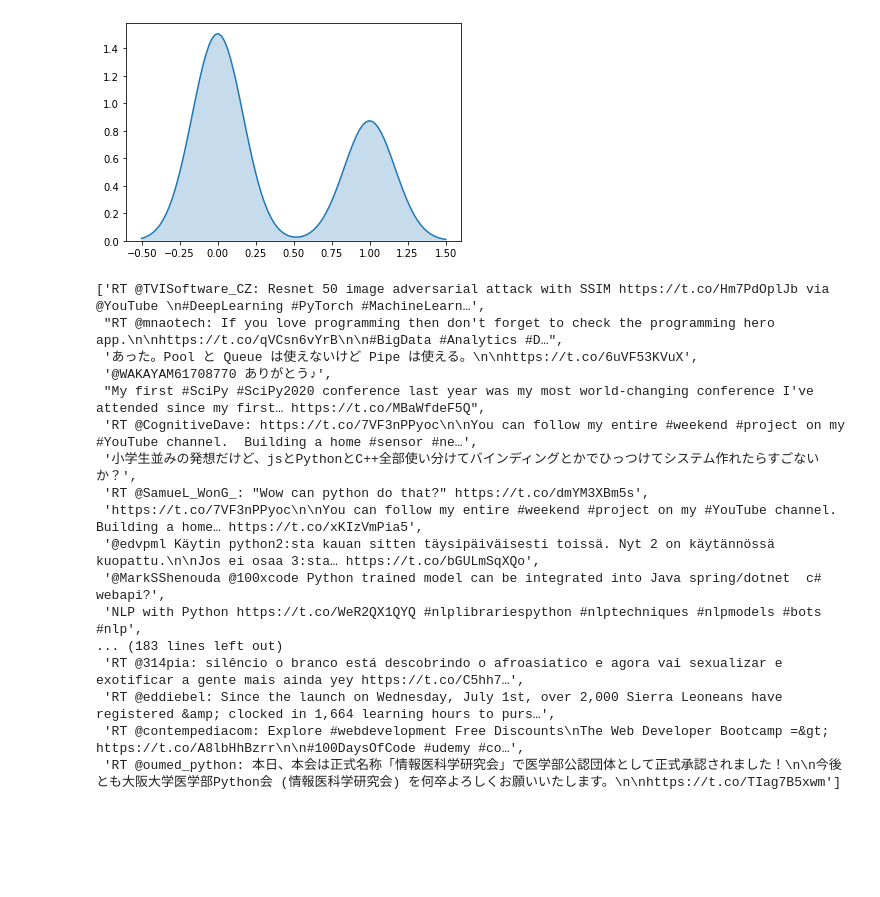
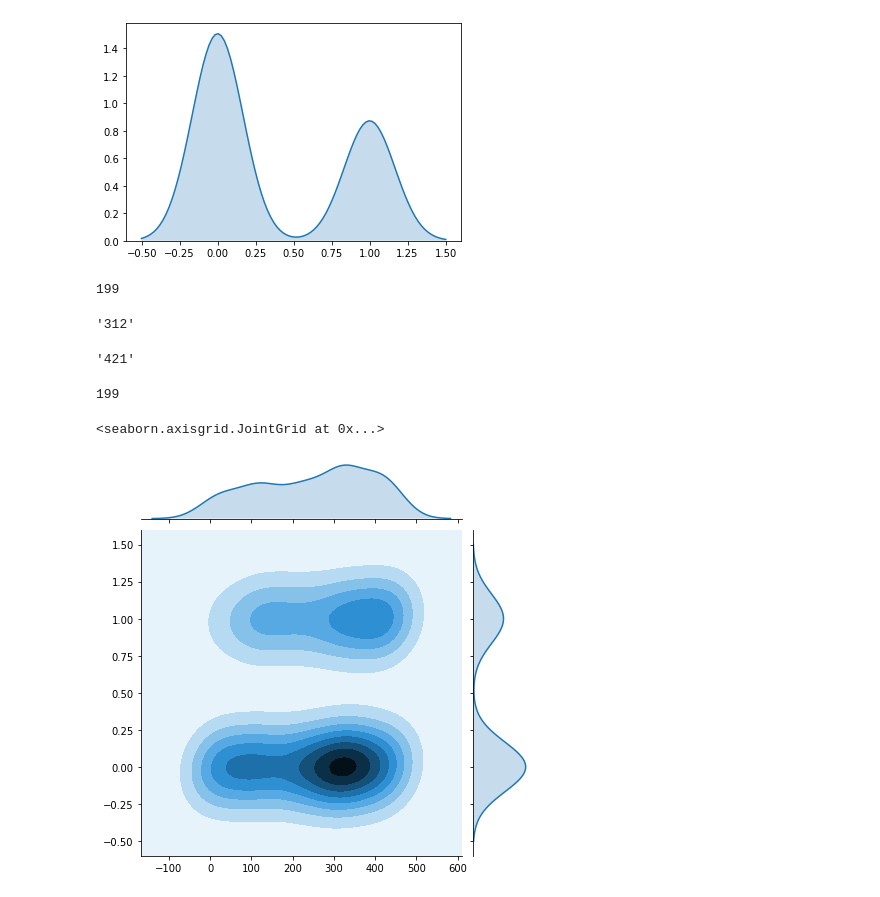
Before and after one commit to Fredy-Zhang/miningMedian, a Jupyter notebook: classify_twitter.ipynb, the cells around one changed output. Drawn from its saved outputs; the diff is of its cells as text; code cells hidden in the pictures; blank space fills up the shorter version.

Commit message:
add the visualization to data

```diff
--- a/classify_twitter.ipynb
+++ b/classify_twitter.ipynb
@@ -69,23 +69,40 @@ sns.kdeplot(data=labels, shade=True)
 # %% [output]
 <matplotlib.axes._subplots.AxesSubplot at 0x...>
 [figure]
-# %%
-tweets[:len(labels)]
-# %% [output]
-['RT @TVISoftware_CZ: Resnet 50 image adversarial attack with SSIM https://t.co/Hm7PdOplJb via @YouTube \n#DeepLearning #PyTorch #MachineLearn…',
- "RT @mnaotech: If you love programming then don't forget to check the programming hero app.\n\nhttps://t.co/qVCsn6vYrB\n\n#BigData #Analytics #D…",
- 'あった。Pool と Queue は使えないけど Pipe は使える。\n\nhttps://t.co/6uVF53KVuX',
- '@WAKAYAM61708770 ありがとう♪',
- "My first #SciPy #SciPy2020 conference last year was my most world-changing conference I've attended since my first… https://t.co/MBaWfdeF5Q",
- 'RT @CognitiveDave: https://t.co/7VF3nPPyoc\n\nYou can follow my entire #weekend #project on my #YouTube channel.  Building a home #sensor #ne…',
- '小学生並みの発想だけど、jsとPythonとC++全部使い分けてバインディングとかでひっつけてシステム作れたらすごないか？',
- 'RT @SamueL_WonG_: "Wow can python do that?" https://t.co/dmYM3XBm5s',
- 'https://t.co/7VF3nPPyoc\n\nYou can follow my entire #weekend #project on my #YouTube channel.  Building a home… https://t.co/xKIzVmPia5',
- '@edvpml Käytin python2:sta kauan sitten täysipäiväisesti toissä. Nyt 2 on käytännössä kuopattu.\n\nJos ei osaa 3:sta… https://t.co/bGULmSqXQo',
- '@MarkSShenouda @100xcode Python trained model can be integrated into Java spring/dotnet  c# webapi?',
- 'NLP with Python https://t.co/WeR2QX1QYQ #nlplibrariespython #nlptechniques #nlpmodels #bots #nlp',
-... (183 lines left out)
- 'RT @314pia: silêncio o branco está descobrindo o afroasiatico e agora vai sexualizar e exotificar a gente mais ainda yey https://t.co/C5hh7…',
- 'RT @eddiebel: Since the launch on Wednesday, July 1st, over 2,000 Sierra Leoneans have registered &amp; clocked in 1,664 learning hours to purs…',
- 'RT @contempediacom: Explore #webdevelopment Free Discounts\nThe Web Developer Bootcamp =&gt; https://t.co/A8lbHhBzrr\n\n#100DaysOfCode #udemy #co…',
- 'RT @oumed_python: 本日、本会は正式名称「情報医科学研究会」で医学部公認団体として正式承認されました！\n\n今後とも大阪大学医学部Python会 (情報医科学研究会) を何卒よろしくお願いいたします。\n\nhttps://t.co/TIag7B5xwm']
+# %%
+import hashlib  # hash 512 bits
+fingerprints = []
+t_encodes = []
+for tweet in tweets[:len(labels)]:
+    fingerprints.append(hashlib.md5(tweet.encode()).hexdigest())
+# print(fingerprints)
+# %% [output]
+199
+# %%
+# FingerPrints
+md = "95b8c82b33b890c6633f54883bc53ca3"
+def mmd(md):
+    _encode = ''
+    for i in range(2, int(len(md)/8)+1):
+        s_1 = int(3*(i-1))
+        s_2 = int(3*i)
+        encode_ = int(md[s_1:s_2], 16) % 5
+        _encode = _encode + str(encode_)
+    return _encode
+# %% [output]
+'312'
+# %%
+mmd("8ce27a2550062e442d6a8312e0a909ae")
+# %% [output]
+'421'
+# %%
+for fp in fingerprints:
+    t_encodes.append(int(mmd(fp)))
+len(t_encodes)
+# %% [output]
+199
+# %%
+sns.jointplot(x=t_encodes, y=labels, kind="kde")
+# %% [output]
+<seaborn.axisgrid.JointGrid at 0x...>
+[figure, added]
```
Also changed, not shown: parts of 1 cell of this notebook.
